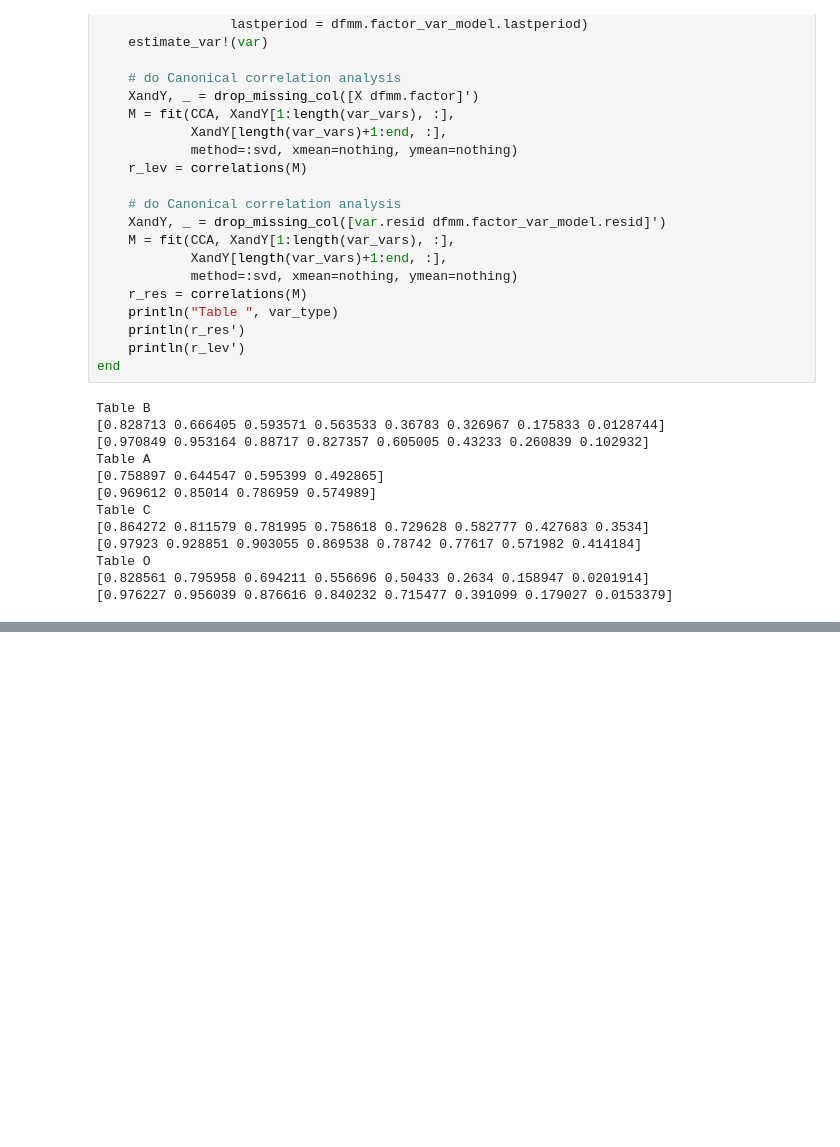
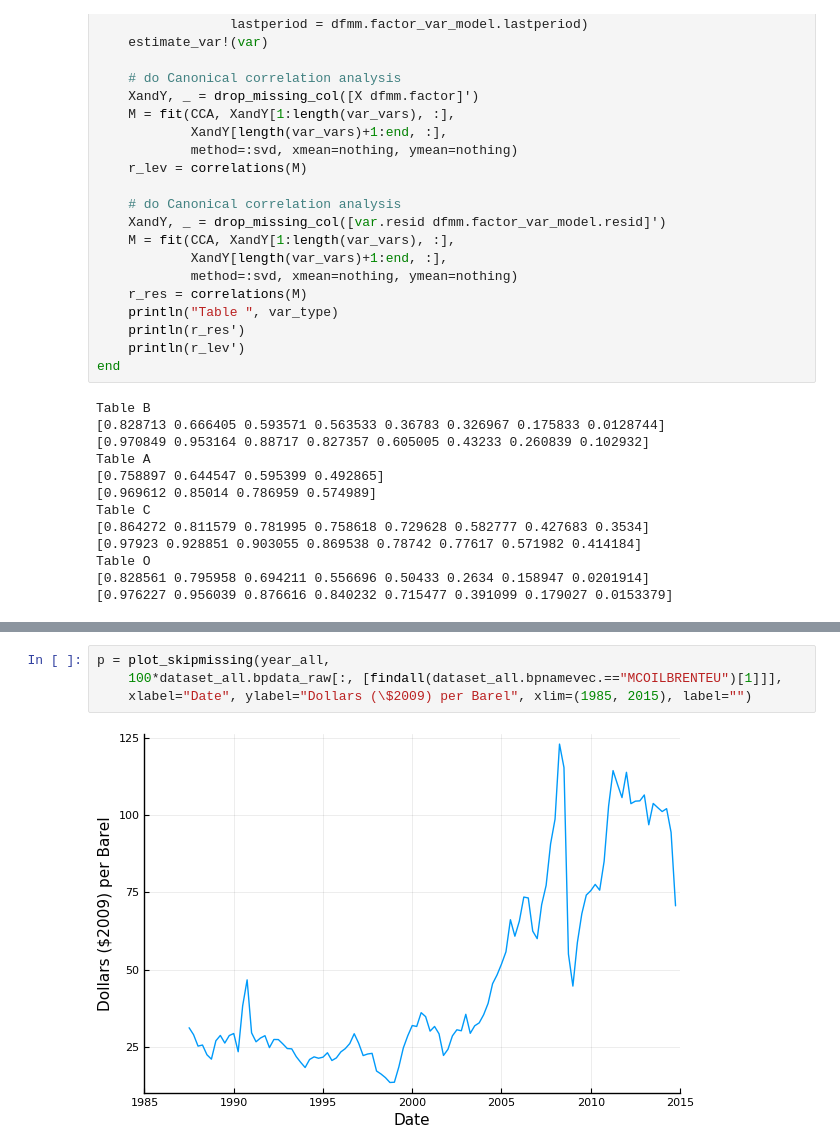
Before and after one commit to QuantEcon/dynamic_factor_models, a Jupyter notebook: Stock_Watson.ipynb, the cells around one changed output, grey strips where cells are left out. Drawn from its saved outputs; the diff is of its cells as text; blank space fills up the shorter version.

Commit message:
add figure 7

```diff
--- a/Stock_Watson.ipynb
+++ b/Stock_Watson.ipynb
@@ -663,0 +680,6 @@ Table O
+# %%
+p = plot_skipmissing(year_all,
+    100*dataset_all.bpdata_raw[:, [findall(dataset_all.bpnamevec.=="MCOILBRENTEU")[1]]],
+    xlabel="Date", ylabel="Dollars (\$2009) per Barel", xlim=(1985, 2015), label="")
+# %% [output]
+[figure, added]
```
Also changed, not shown: parts of 4 cells of this notebook, 1 other file.
